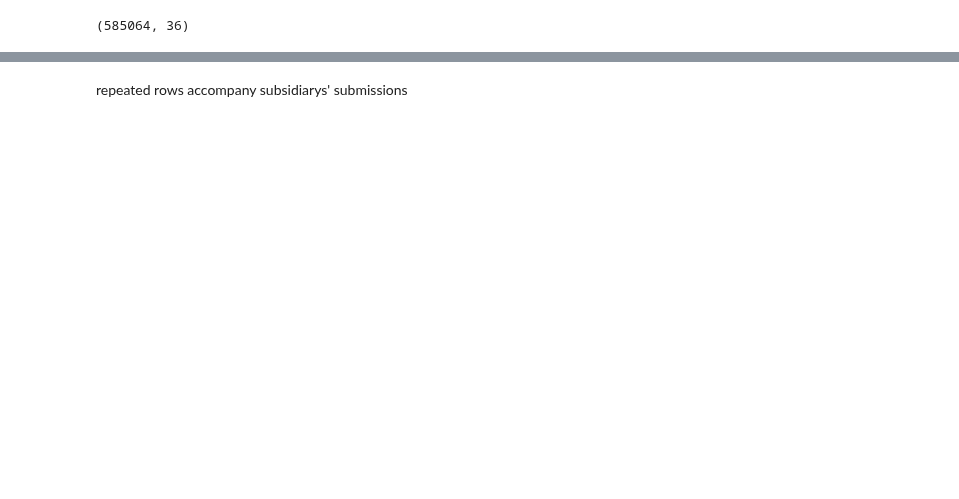
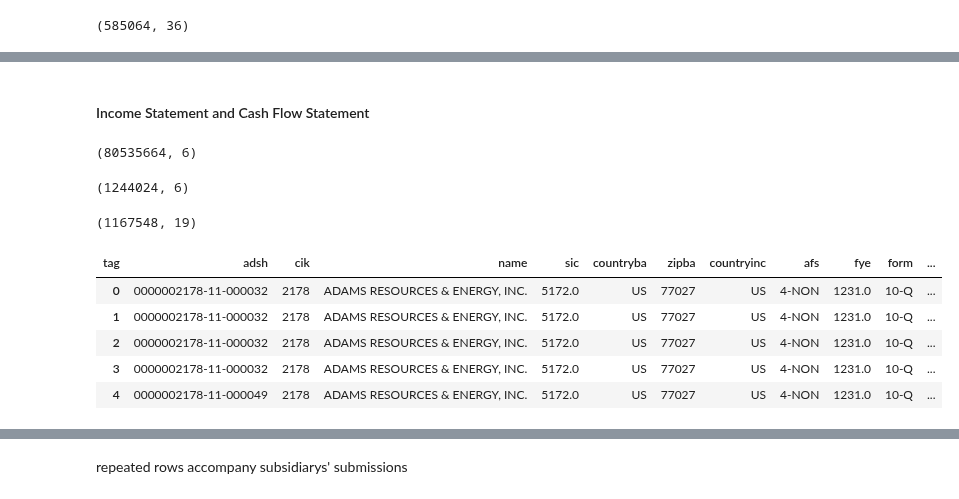
Before and after one commit to cnance09/Small-Cap-Scout, a Jupyter notebook: notebooks/Notebook_CN.ipynb, the cells around one changed output, grey strips where cells are left out. Drawn from its saved outputs; the diff is of its cells as text; code cells hidden in the pictures; blank space fills up the shorter version.

```diff
--- a/notebooks/Notebook_CN.ipynb
+++ b/notebooks/Notebook_CN.ipynb
@@ -151,0 +173,38 @@ revenue.shape
+# %% [markdown]
+#### Income Statement and Cash Flow Statement
+# %%
+income_statement = [
+    'Revenues',
+    'COGS',
+    'GrossProfit',
+    'NetIncomeBeforeTax',
+    'NetEarnings']
+# %%
+flow = num[num.qtrs!=0]
+flow.shape
+# %% [output]
+(80535664, 6)
+# %%
+flow_filtered = flow[flow.tag.isin(income_statement)]
+flow_filtered.shape
+# %% [output]
+(1244024, 6)
+# %%
+# SUB + NUM
+df_flow = sub.merge(flow_filtered, on='adsh', how='left')
+df_flow = df_flow.dropna(subset=['tag', 'value'])
+df_flow.drop_duplicates(inplace=True)
+df_flow.shape
+# %% [output]
+(1167548, 19)
+# %%
+df_flow['value'] = df_flow['value'].map(lambda x: x/10**6)
+df_pivot_flow = df_flow.pivot_table(index=['adsh', 'cik', 'name', 'sic', 'countryba', 'zipba', 'countryinc', 'afs', 'fye', 'form', 'qtrs', 'period', 'uom', 'ddate'], columns='tag', values='value').reset_index()
+df_pivot_flow.head()
+# %% [output]
+| tag | adsh | cik | name | sic | countryba | zipba | countryinc | afs | fye | form | ... |
+| 0 | 0000002178-11-000032 | 2178 | ADAMS RESOURCES & ENERGY, INC. | 5172.0 | US | 77027 | US | 4-NON | 1231.0 | 10-Q | ... |
+| 1 | 0000002178-11-000032 | 2178 | ADAMS RESOURCES & ENERGY, INC. | 5172.0 | US | 77027 | US | 4-NON | 1231.0 | 10-Q | ... |
+| 2 | 0000002178-11-000032 | 2178 | ADAMS RESOURCES & ENERGY, INC. | 5172.0 | US | 77027 | US | 4-NON | 1231.0 | 10-Q | ... |
+| 3 | 0000002178-11-000032 | 2178 | ADAMS RESOURCES & ENERGY, INC. | 5172.0 | US | 77027 | US | 4-NON | 1231.0 | 10-Q | ... |
+| 4 | 0000002178-11-000049 | 2178 | ADAMS RESOURCES & ENERGY, INC. | 5172.0 | US | 77027 | US | 4-NON | 1231.0 | 10-Q | ... |
```
Also changed, not shown: parts of 36 cells of this notebook, 9 other files.
